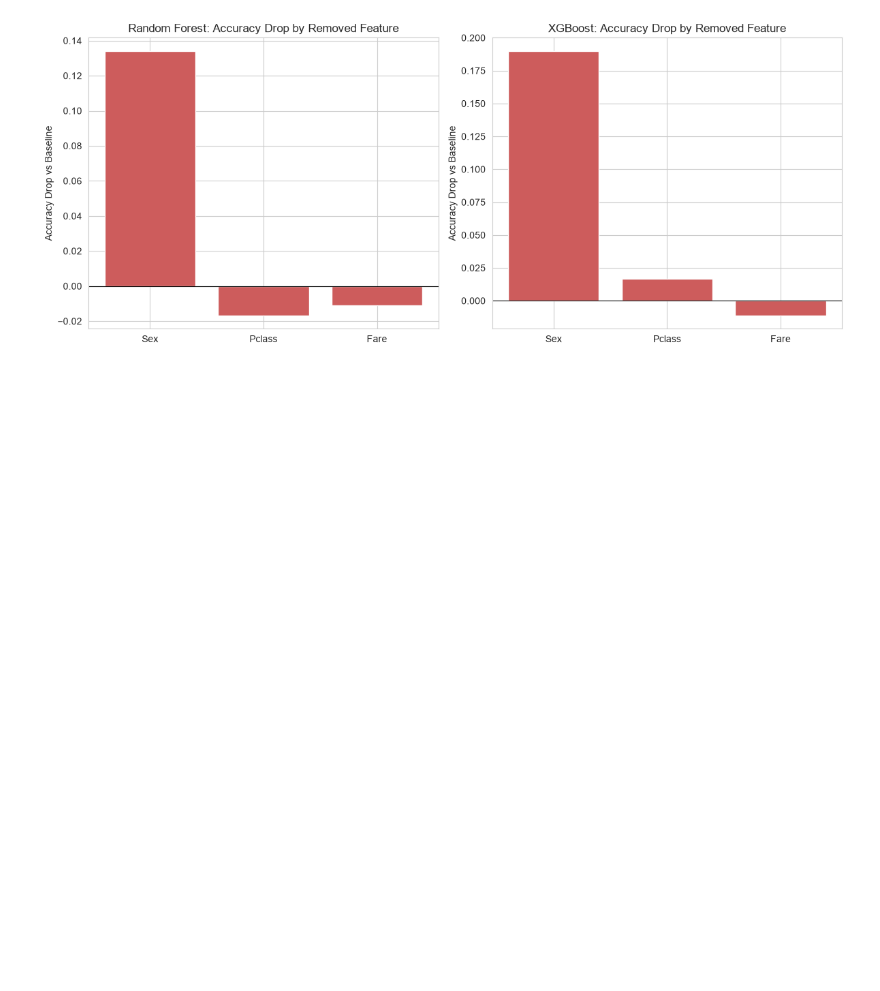
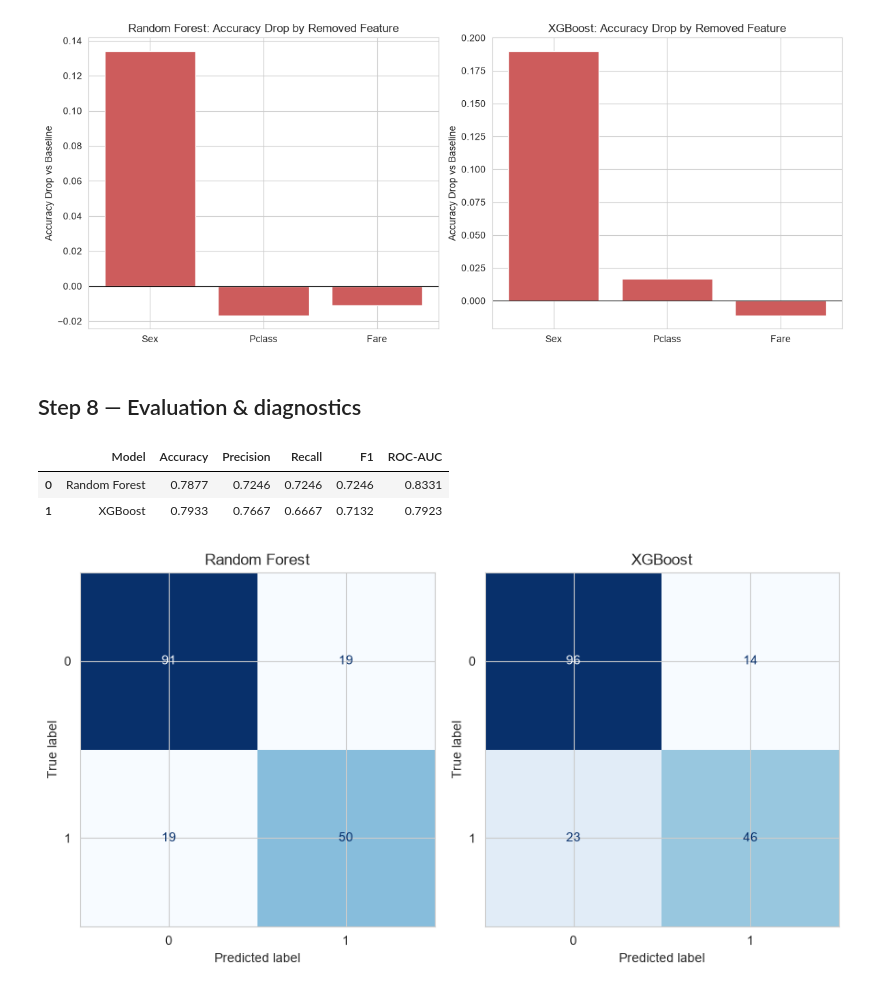
Before and after one commit to ZahinAwosaf/tabular-ensemble-ablation-titanic, a Jupyter notebook: ensemble_titanic.ipynb, the cells around one changed output. Saved outputs shown, nothing was run; the diff lists cells and outputs as text; code cells hidden in the pictures; blank space fills up the shorter version.

Commit message:
Step 8

```diff
--- a/ensemble_titanic.ipynb
+++ b/ensemble_titanic.ipynb
@@ -646,3 +653,42 @@ plt.tight_layout()
 plt.show()
 # %% [output]
 [figure]
+# %% [markdown]
+## Step 8 — Evaluation & diagnostics
+# %%
+comparison_results = []
+
+for model_name, fitted_pipeline in [("Random Forest", best_rf), ("XGBoost", best_xgb)]:
+    pred = fitted_pipeline.predict(X_test)
+    prob = fitted_pipeline.predict_proba(X_test)[:, 1]
+    comparison_results.append({
+        "Model": model_name,
+        "Accuracy": accuracy_score(y_test, pred),
+        "Precision": precision_score(y_test, pred),
+        "Recall": recall_score(y_test, pred),
+        "F1": f1_score(y_test, pred),
+        "ROC-AUC": roc_auc_score(y_test, prob),
+    })
+
+comparison_df = pd.DataFrame(comparison_results)
+comparison_df.round(4)
+# %% [output]
+|  | Model | Accuracy | Precision | Recall | F1 | ROC-AUC |
+| 0 | Random Forest | 0.7877 | 0.7246 | 0.7246 | 0.7246 | 0.8331 |
+| 1 | XGBoost | 0.7933 | 0.7667 | 0.6667 | 0.7132 | 0.7923 |
+# %%
+fig, axes = plt.subplots(1, 2, figsize = (9, 4.5))
+
+ConfusionMatrixDisplay.from_predictions(y_test, best_rf.predict(X_test), cmap = "Blues",
+                                        ax = axes[0], colorbar = False)
+axes[0].set_title("Random Forest")
+
+ConfusionMatrixDisplay.from_predictions(y_test, best_xgb.predict(X_test), cmap = "Blues",
+                                        ax = axes[1], colorbar = False)
+axes[1].set_title("XGBoost")
+
+plt.tight_layout()
+plt.savefig("assets/confusion_matrix_comparison.png", dpi = 300, bbox_inches = "tight")
+plt.show()
+# %% [output]
+[figure, added]
```
Also changed, not shown: parts of 7 cells of this notebook, 8 other files.
